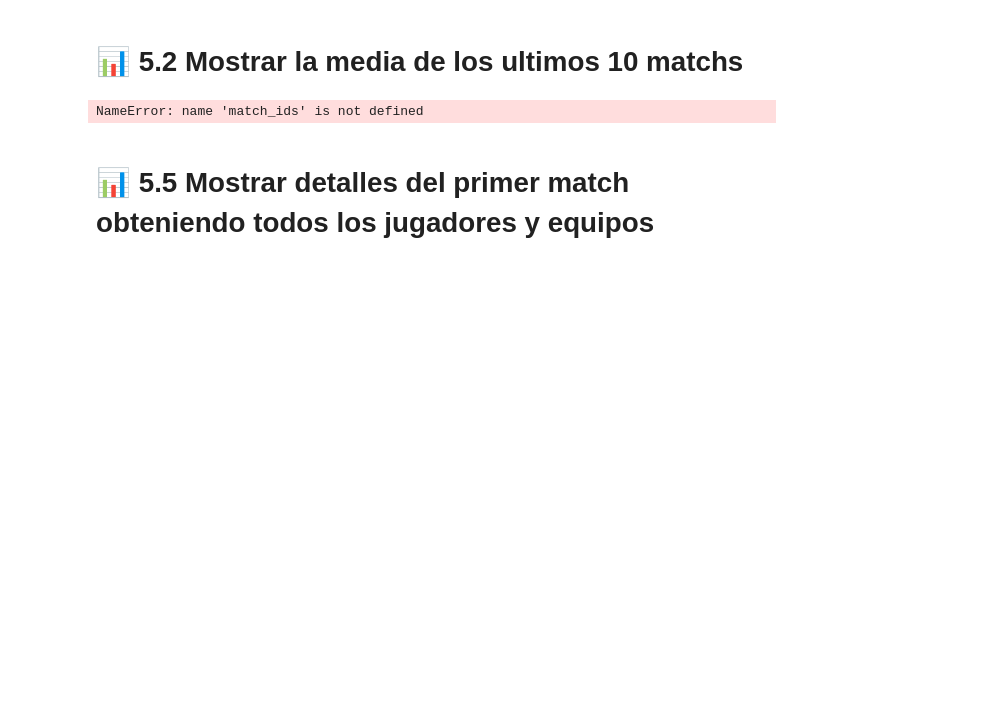
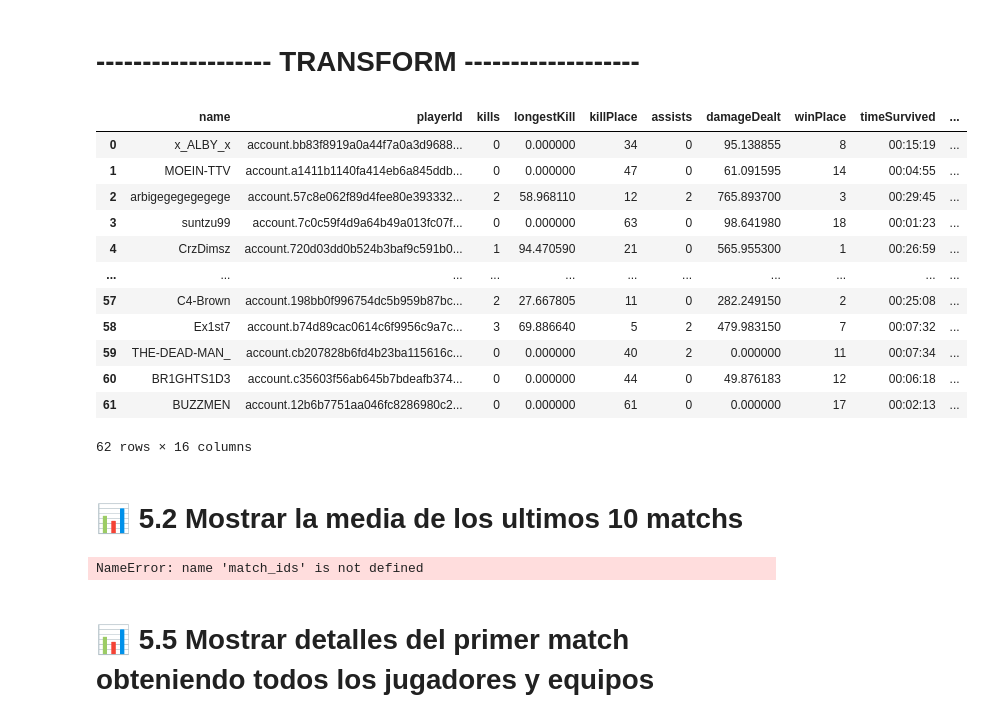
Before and after one commit to juanjosegr/pubg-api-etl, a Jupyter notebook: pubg_api_analysis.ipynb, the cells around one changed output. Cells and saved outputs as stored; diff of their text form; code cells hidden in the pictures; blank space fills up the shorter version.

```diff
--- a/pubg_api_analysis.ipynb
+++ b/pubg_api_analysis.ipynb
@@ -118,0 +68,15 @@ for match_id  in match_ids:
+# %%
+def extract_match_details(match_id):
+    # Construct the API endpoint URL using the match ID
+    url = f"{base_url}/matches/{match_id}"
+
+    # Send the GET request to the API with authorization headers
+    response = requests.get(url, headers=HEADERS)
+
+    # Raise an exception if the request failed (e.g., 404 or 500)
+    response.raise_for_status()
+
+    # Return the JSON response containing match details
+    return response.json()
+
+extract_match_details(find_match_players(searchPlayer(player_name))[0]['id'])
@@ -119,3 +101,46 @@ for match_id  in match_ids:
+# %% [markdown]
+# ------------------- TRANSFORM -------------------
+# %%
+def transform_match(match_data):
+    participants = [x for x in match_data['included'] if x['type'] == 'participant']
+    rows = []
+    for p in participants:
+        stats = p['attributes']['stats']
+        rows.append({
+            "name": stats['name'],
+            "playerId": stats["playerId"],
+            "kills": stats['kills'],
+            "longestKill": stats["longestKill"],
+            "killPlace": stats["killPlace"],
+            "assists": stats["assists"],
+            "damageDealt": stats['damageDealt'],
+            "winPlace": stats['winPlace'],
+            "timeSurvived": str(pd.to_timedelta(stats['timeSurvived'], unit='s')).split()[-1],
+            "heals": stats["heals"],
+            "boosts": stats["boosts"],
+            "deathType": stats["deathType"],
+            "walkDistance": stats["walkDistance"],
+            "rideDistance": stats["rideDistance"],
+            "swimDistance": stats["swimDistance"],
+            "vehicleDestroys": stats["vehicleDestroys"]
+        })
+    return pd.DataFrame(rows)
+
+transform_match(extract_match_details(find_match_players(searchPlayer(player_name))[0]['id']))
+# %% [output]
+|  | name | playerId | kills | longestKill | killPlace | assists | damageDealt | winPlace | timeSurvived | ... |
+| 0 | x_ALBY_x | account.bb83f8919a0a44f7a0a3d9688... | 0 | 0.000000 | 34 | 0 | 95.138855 | 8 | 00:15:19 | ... |
+| 1 | MOEIN-TTV | account.a1411b1140fa414eb6a845ddb... | 0 | 0.000000 | 47 | 0 | 61.091595 | 14 | 00:04:55 | ... |
+| 2 | arbigegegegegege | account.57c8e062f89d4fee80e393332... | 2 | 58.968110 | 12 | 2 | 765.893700 | 3 | 00:29:45 | ... |
+| 3 | suntzu99 | account.7c0c59f4d9a64b49a013fc07f... | 0 | 0.000000 | 63 | 0 | 98.641980 | 18 | 00:01:23 | ... |
+| 4 | CrzDimsz | account.720d03dd0b524b3baf9c591b0... | 1 | 94.470590 | 21 | 0 | 565.955300 | 1 | 00:26:59 | ... |
+| ... | ... | ... | ... | ... | ... | ... | ... | ... | ... | ... |
+| 57 | C4-Brown | account.198bb0f996754dc5b959b87bc... | 2 | 27.667805 | 11 | 0 | 282.249150 | 2 | 00:25:08 | ... |
+| 58 | Ex1st7 | account.b74d89cac0614c6f9956c9a7c... | 3 | 69.886640 | 5 | 2 | 479.983150 | 7 | 00:07:32 | ... |
+| 59 | THE-DEAD-MAN_ | account.cb207828b6fd4b23ba115616c... | 0 | 0.000000 | 40 | 2 | 0.000000 | 11 | 00:07:34 | ... |
+| 60 | BR1GHTS1D3 | account.c35603f56ab645b7bdeafb374... | 0 | 0.000000 | 44 | 0 | 49.876183 | 12 | 00:06:18 | ... |
+| 61 | BUZZMEN | account.12b6b7751aa046fc8286980c2... | 0 | 0.000000 | 61 | 0 | 0.000000 | 17 | 00:02:13 | ... |
+62 rows × 16 columns
 # %% [markdown]
 # 📊 5.2 Mostrar la media de los ultimos 10 matchs
 # %%
```
Also changed, not shown: parts of 23 cells of this notebook.
